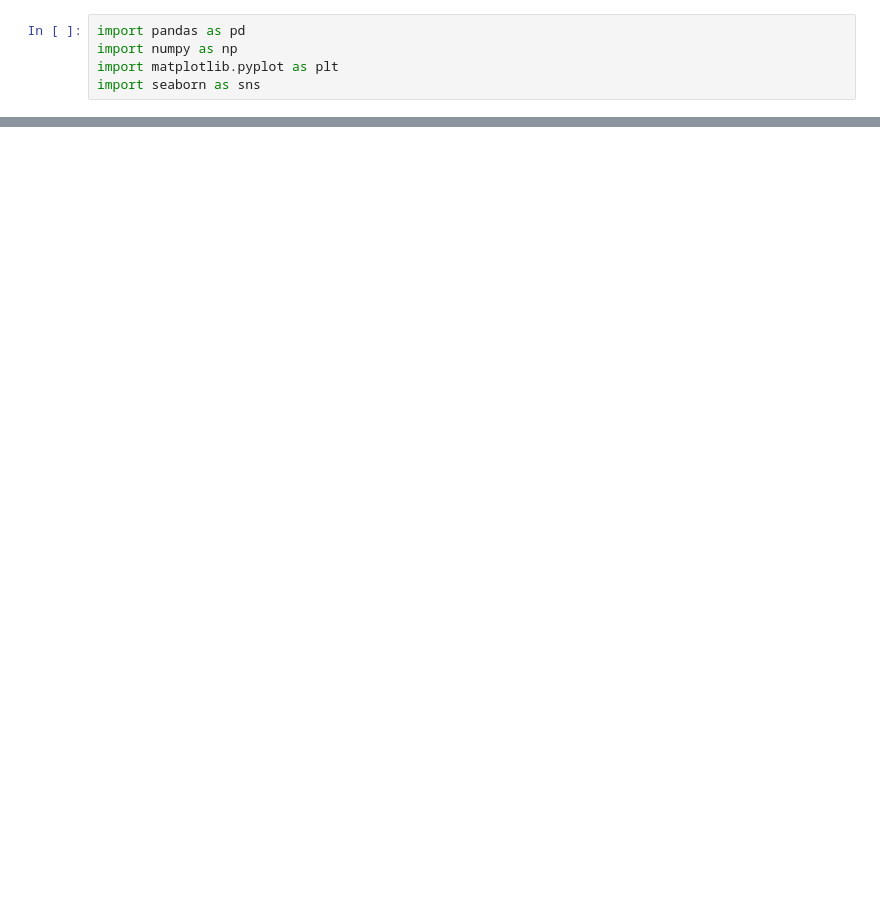
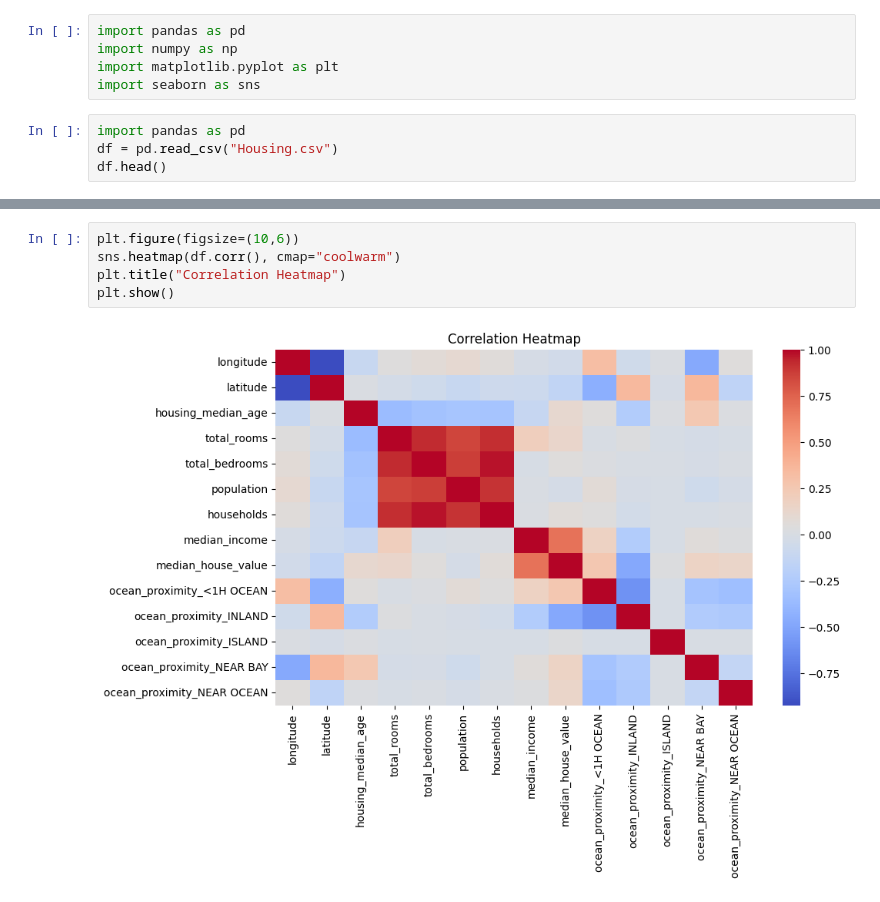
Before and after one commit to Adhittiyaca/House--Price-Prediction, a Jupyter notebook: Adhittiyaca_model.ipynb, the cells around one changed output, grey strips where cells are left out. Cells and saved outputs as stored; diff of their text form; blank space fills up the shorter version.

```diff
--- a/Adhittiyaca_model.ipynb
+++ b/Adhittiyaca_model.ipynb
@@ -5,3 +5,7 @@ import pandas as pd
 import numpy as np
 import matplotlib.pyplot as plt
 import seaborn as sns
+# %%
+import pandas as pd
+df = pd.read_csv("Housing.csv")
+df.head()
@@ -7,0 +58,7 @@ import seaborn as sns
+# %%
+plt.figure(figsize=(10,6))
+sns.heatmap(df.corr(), cmap="coolwarm")
+plt.title("Correlation Heatmap")
+plt.show()
+# %% [output]
+[figure, added]
```
Also changed, not shown: parts of 9 cells of this notebook.
